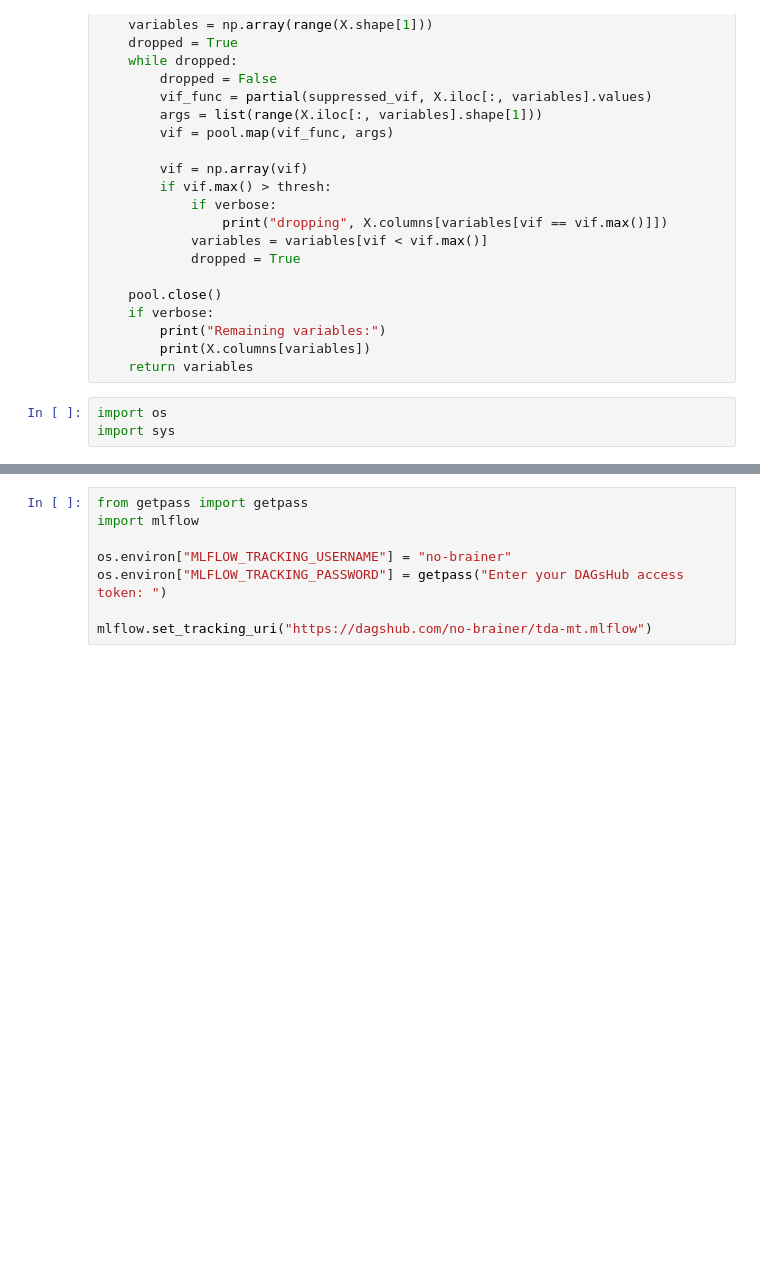
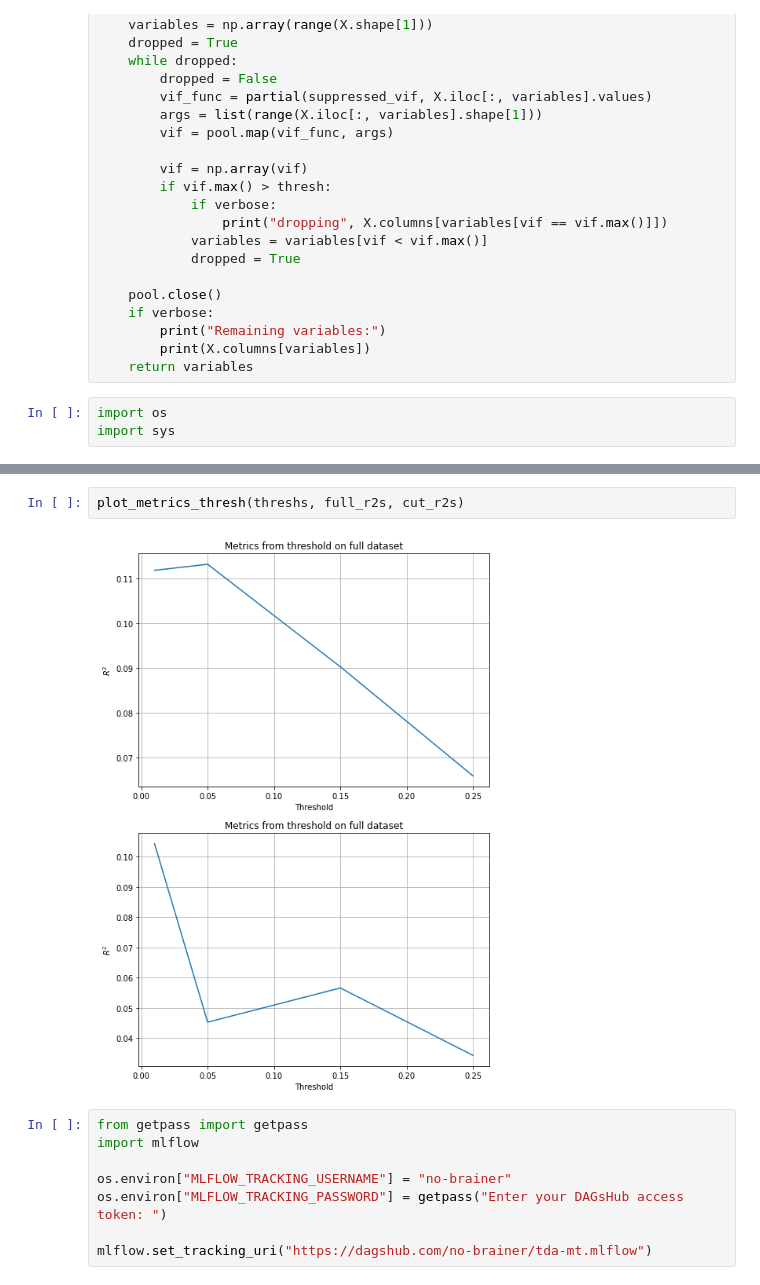
Before and after one commit to no-brainer/tda-mt-mirror, a Jupyter notebook: analysis/tatoeba_bleu_prediction.ipynb, the cells around one changed output, grey strips where cells are left out. Cells and saved outputs as stored; diff of their text form; blank space fills up the shorter version.

```diff
--- a/analysis/tatoeba_bleu_prediction.ipynb
+++ b/analysis/tatoeba_bleu_prediction.ipynb
@@ -161,3 +168,7 @@ plt.show()
+# %%
+plot_metrics_thresh(threshs, full_r2s, cut_r2s)
+# %% [output]
+[figure, added]
 # %%
 from getpass import getpass
 import mlflow
```
Also changed, not shown: parts of 27 cells of this notebook.
